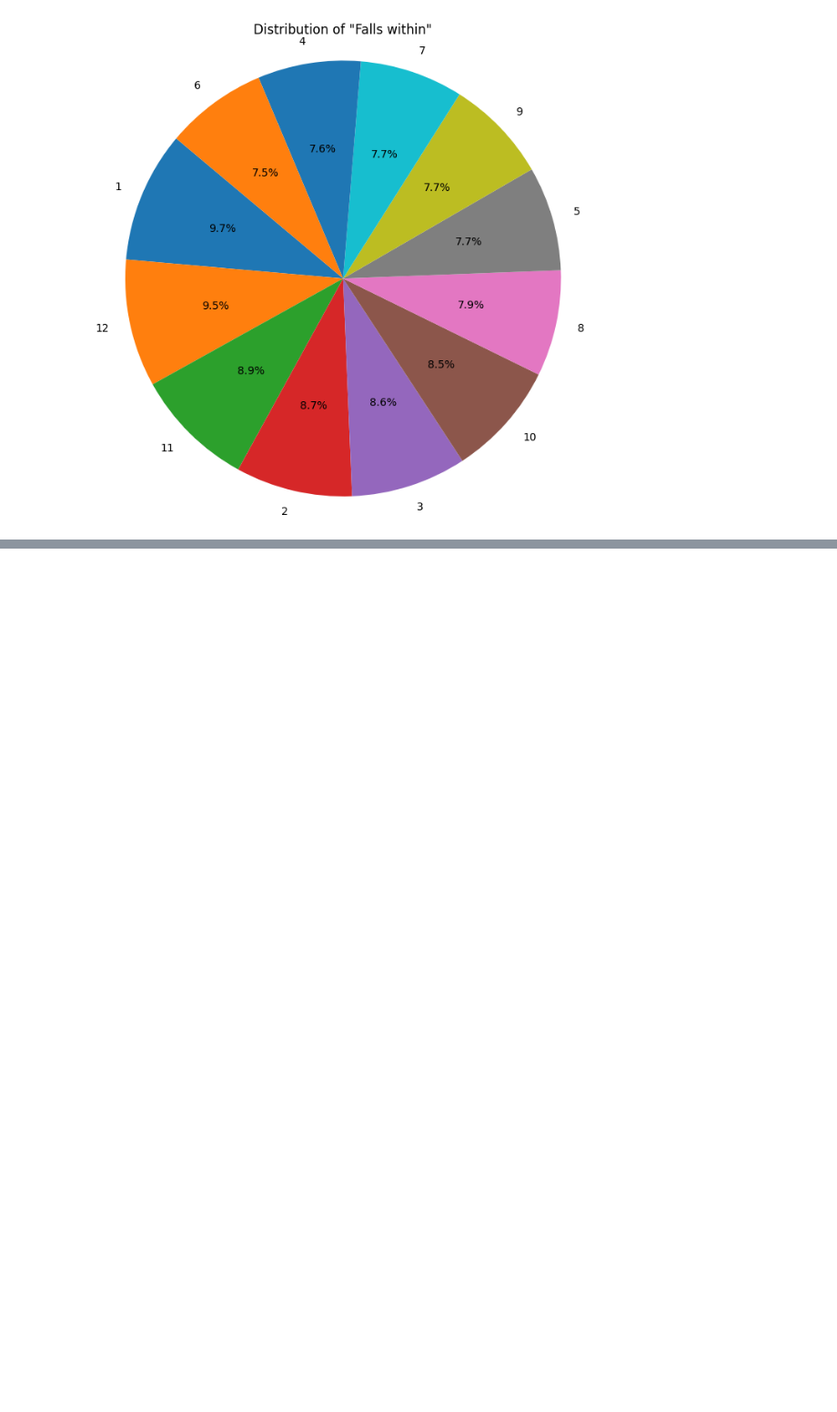
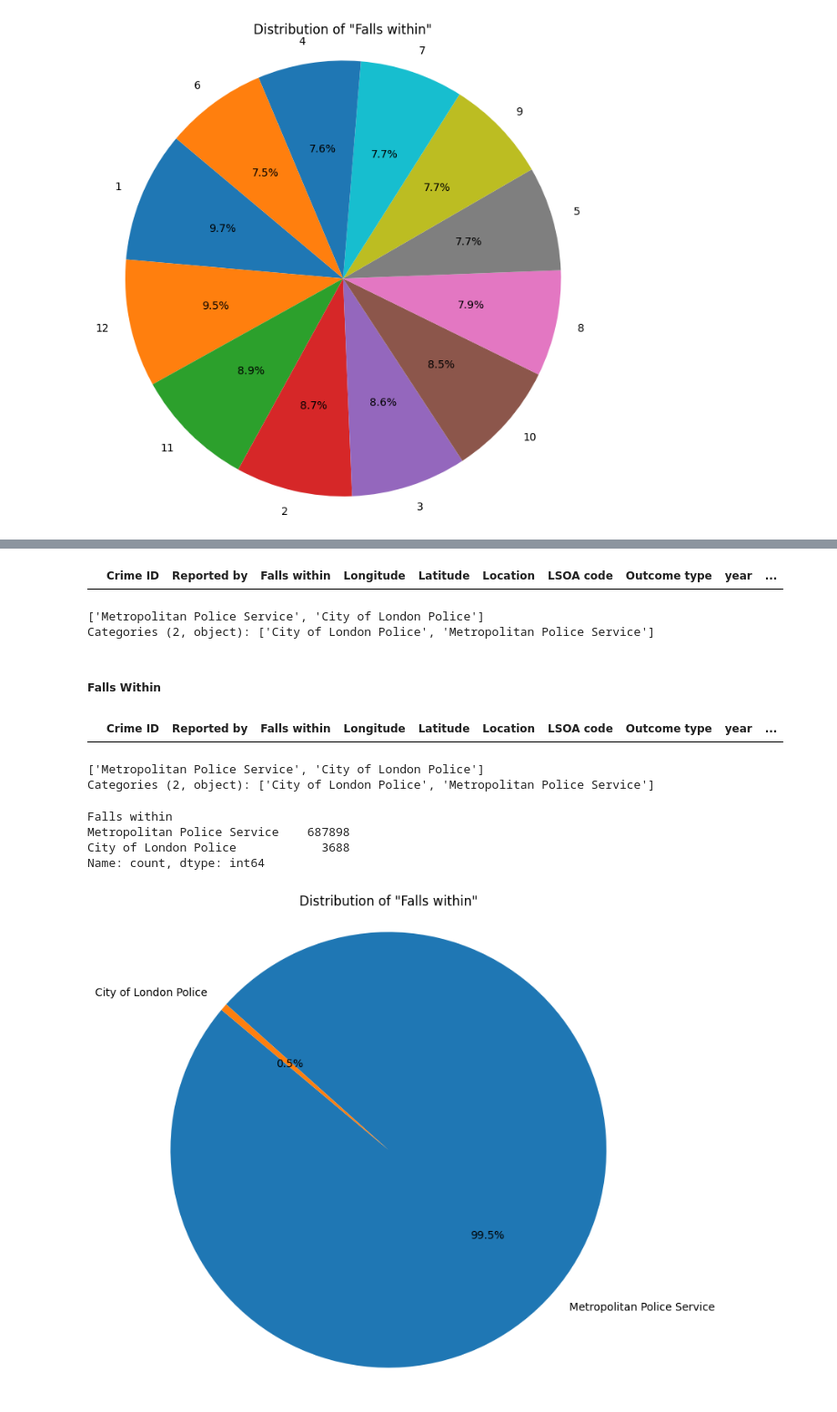
Before and after one commit to skyrimer/ARWCASP, a Jupyter notebook: basic_eda.ipynb, the cells around one changed output, grey strips where cells are left out. Shown at 91% size. Cells and saved outputs as stored; diff of their text form; code cells hidden in the pictures; blank space fills up the shorter version.

Commit message:
EDA for Outcomes and Searc&Stop

```diff
--- a/basic_eda.ipynb
+++ b/basic_eda.ipynb
@@ -294,0 +431,40 @@ Name: count, dtype: int64
+# %%
+outcomes[outcomes['Reported by'].isna() == True]
+
+# All crimes have a value in Reported By
+# %% [output]
+|  | Crime ID | Reported by | Falls within | Longitude | Latitude | Location | LSOA code | Outcome type | year | ... |
+# %%
+outcomes['Reported by'].unique()
+# %% [output]
+['Metropolitan Police Service', 'City of London Police']
+Categories (2, object): ['City of London Police', 'Metropolitan Police Service']
+# %% [markdown]
+##### Falls Within
+# %%
+outcomes[outcomes['Falls within'].isna() == True]
+# %% [output]
+|  | Crime ID | Reported by | Falls within | Longitude | Latitude | Location | LSOA code | Outcome type | year | ... |
+# %%
+outcomes['Falls within'].unique()
+
+#Correct!
+# %% [output]
+['Metropolitan Police Service', 'City of London Police']
+Categories (2, object): ['City of London Police', 'Metropolitan Police Service']
+# %%
+report_counts = outcomes['Falls within'].value_counts()
+plt.figure(figsize=(8, 8))  # Optional: adjust figure size
+plt.pie(report_counts, labels=report_counts.index, autopct='%1.1f%%', startangle=140)
+plt.title('Distribution of "Falls within"')
+plt.axis('equal')  # Equal aspect ratio ensures the pie is drawn as a circle
+
+# Show the plot
+print(report_counts)
+plt.show()
+# %% [output]
+Falls within
+Metropolitan Police Service    687898
+City of London Police            3688
+Name: count, dtype: int64
+[figure, added]
```
Also changed, not shown: parts of 31 cells of this notebook.
